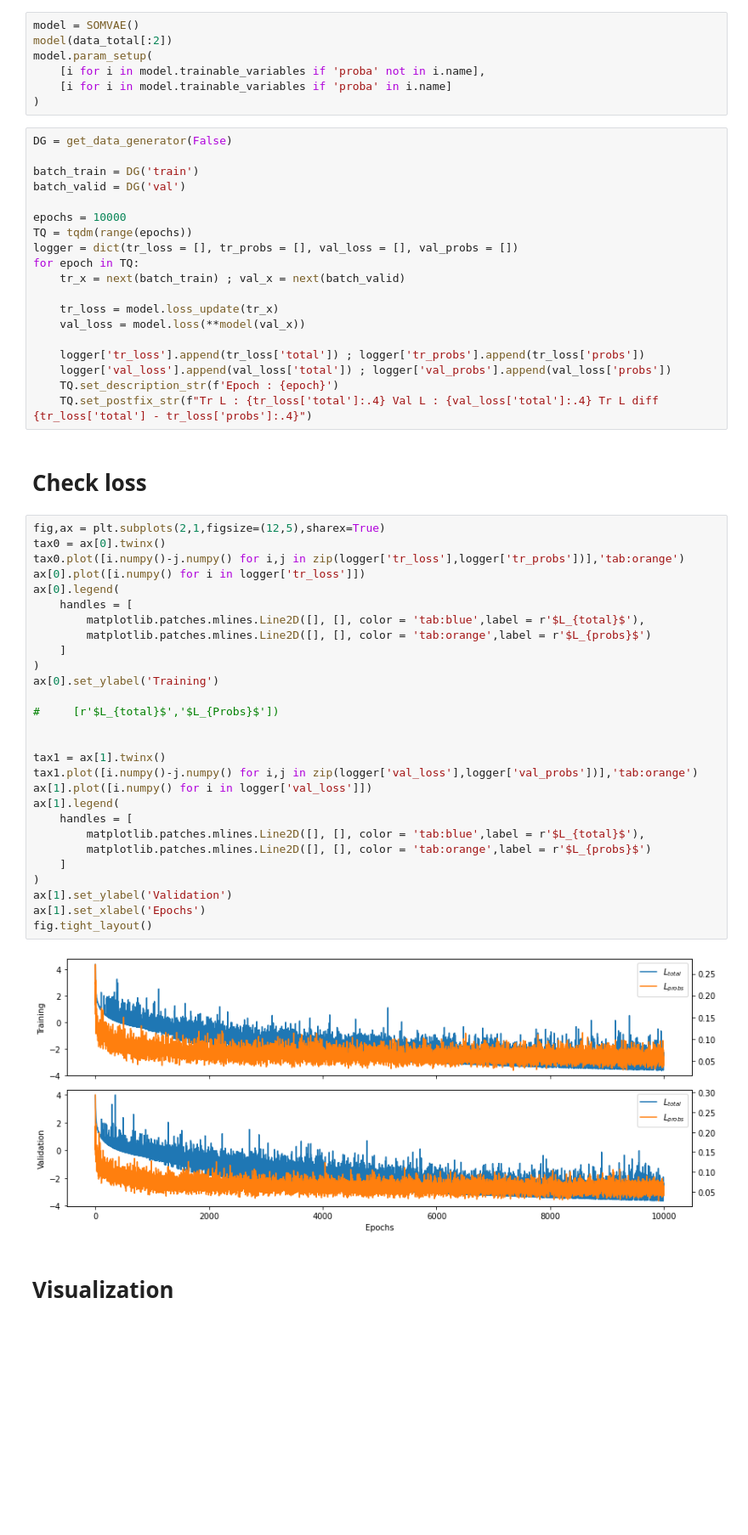
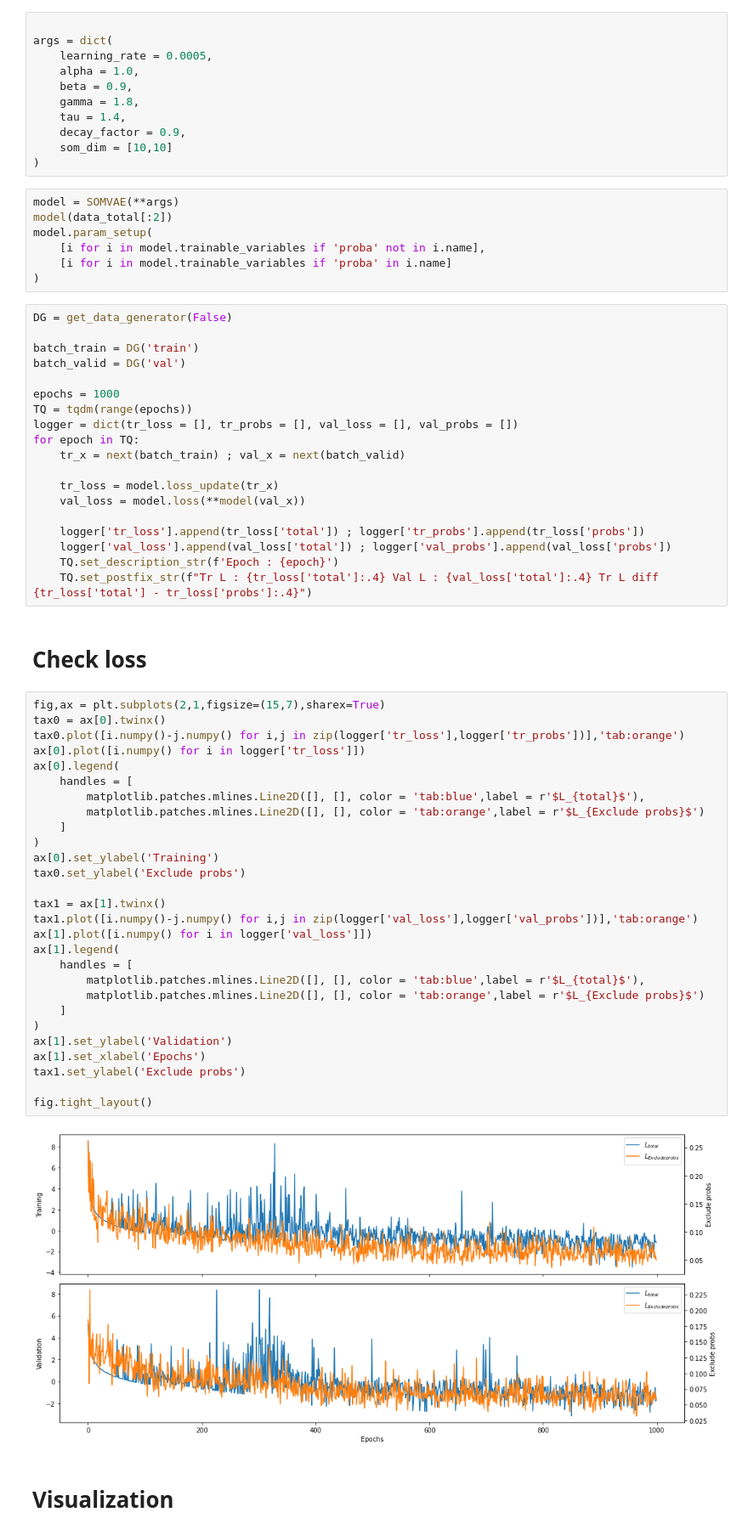
Before and after one commit to kdaisuke0203/SOM-VAE-2, a Jupyter notebook: SOMVAE_tf2.ipynb, the cells around one changed output. Shown at 85% size. Saved outputs shown, nothing was run; the diff lists cells and outputs as text; blank space fills up the shorter version.

```diff
--- a/SOMVAE_tf2.ipynb
+++ b/SOMVAE_tf2.ipynb
@@ -480,8 +489,19 @@ class SOMVAE(tf.keras.Model):
         return loss
 # %% [markdown]
 # Learning start
+# %%
+
+args = dict(
+    learning_rate = 0.0005,
+    alpha = 1.0,
+    beta = 0.9,
+    gamma = 1.8,
+    tau = 1.4,
+    decay_factor = 0.9,
+    som_dim = [10,10]
+)
 # %%
-model = SOMVAE()
+model = SOMVAE(**args)
 model(data_total[:2])
 model.param_setup(
     [i for i in model.trainable_variables if 'proba' not in i.name],
@@ -493,7 +513,7 @@ DG = get_data_generator(False)
 batch_train = DG('train')
 batch_valid = DG('val')
 
-epochs = 10000
+epochs = 1000
 TQ = tqdm(range(epochs))
 logger = dict(tr_loss = [], tr_probs = [], val_loss = [], val_probs = [])
 for epoch in TQ:
@@ -509,35 +529,35 @@ for epoch in TQ:
 # %% [markdown]
 # Check loss
 # %%
-fig,ax = plt.subplots(2,1,figsize=(12,5),sharex=True)
+fig,ax = plt.subplots(2,1,figsize=(15,7),sharex=True)
 tax0 = ax[0].twinx()
 tax0.plot([i.numpy()-j.numpy() for i,j in zip(logger['tr_loss'],logger['tr_probs'])],'tab:orange')
 ax[0].plot([i.numpy() for i in logger['tr_loss']])
 ax[0].legend(
     handles = [
         matplotlib.patches.mlines.Line2D([], [], color = 'tab:blue',label = r'$L_{total}$'),
-        matplotlib.patches.mlines.Line2D([], [], color = 'tab:orange',label = r'$L_{probs}$')
+        matplotlib.patches.mlines.Line2D([], [], color = 'tab:orange',label = r'$L_{Exclude probs}$')
     ]
 )
 ax[0].set_ylabel('Training')
-
-#     [r'$L_{total}$','$L_{Probs}$'])
-
+tax0.set_ylabel('Exclude probs')
 
 tax1 = ax[1].twinx()
 tax1.plot([i.numpy()-j.numpy() for i,j in zip(logger['val_loss'],logger['val_probs'])],'tab:orange')
 ax[1].plot([i.numpy() for i in logger['val_loss']])
 ax[1].legend(
     handles = [
         matplotlib.patches.mlines.Line2D([], [], color = 'tab:blue',label = r'$L_{total}$'),
-        matplotlib.patches.mlines.Line2D([], [], color = 'tab:orange',label = r'$L_{probs}$')
+        matplotlib.patches.mlines.Line2D([], [], color = 'tab:orange',label = r'$L_{Exclude probs}$')
     ]
 )
 ax[1].set_ylabel('Validation')
 ax[1].set_xlabel('Epochs')
+tax1.set_ylabel('Exclude probs')
+
 fig.tight_layout()
 # %% [output]
-[figure, old version]
+[figure, new version]
 # %% [markdown]
 # Visualization
 # %%
```
Also changed, not shown: parts of 3 cells of this notebook.
